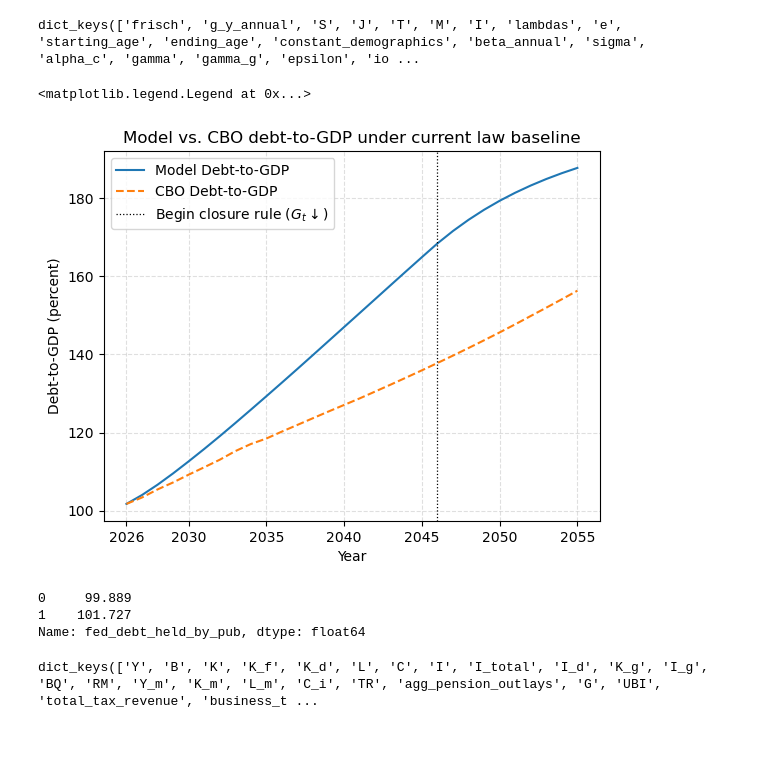
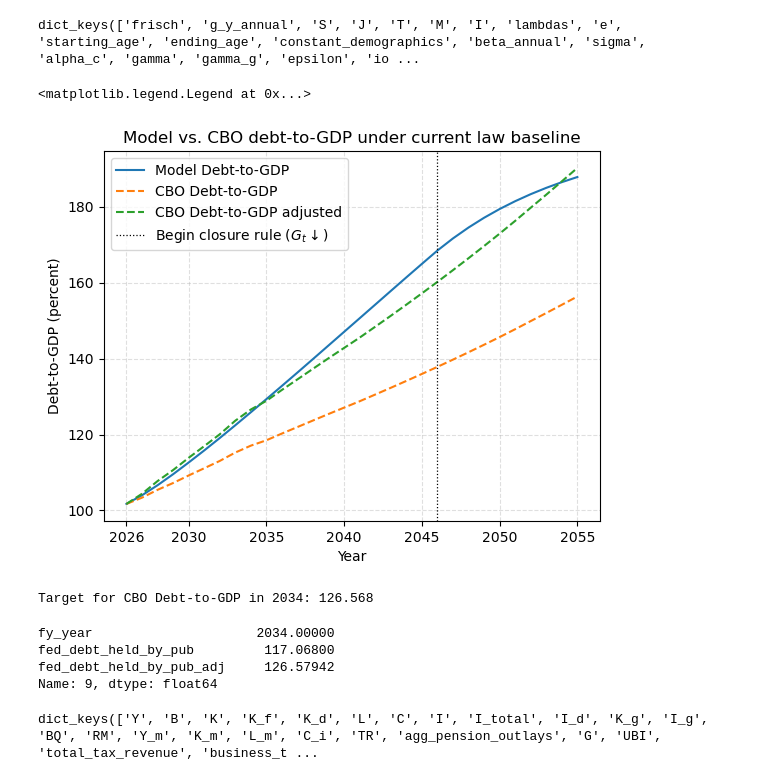
Before and after one commit to jdebacker/SS_MaxBen, a Jupyter notebook: code/ss_maxben.ipynb, the cells around one changed output. Cells and saved outputs as stored; diff of their text form; code cells hidden in the pictures; blank space fills up the shorter version.

```diff
--- a/code/ss_maxben.ipynb
+++ b/code/ss_maxben.ipynb
@@ -46,11 +46,9 @@ dict_keys(['frisch', 'g_y_annual', 'S', 'J', 'T', 'M', 'I', 'lambdas', 'e', 'sta
 # Read in most recent CBO forecast of debt-to-GDP after enactment of OBBBA.
 # Use CBO August 4, 2025 report "Effects on Deficits and the Debt of Public Law
 # 119-21 and of Making Certain Tax Policies in the Act Permanent",
-# https://www.cbo.gov/publication/61466, CBO July 21, 2025 report "Estimated
-# Budgetary Effects of Public Law 119-21, to Provide for Reconciliation
-# Pursuant to Title II of H. Con. Res. 14, Relative to CBO’s January 2025
-# Baseline", https://www.cbo.gov/publication/61570, and CBO's March 2025 Long
-# Term Budget Outlook,
+# https://www.cbo.gov/publication/61466, which says that the 2034 value should
+# be 9.5 percentage points higher, and CBO's March 2025 Long Term Budget
+# Outlook,
 cbo_file_path = os.path.join(data_dir, '51119-2025-03-LTBO-budget.xlsx')
 cbo_debtGDP_mar2025 = pd.read_excel(
     cbo_file_path, sheet_name="1. Summary Ext Baseline",
@@ -64,43 +62,57 @@ cbo_debtGDP_mar2025 = pd.read_excel(
         "gross_fed_debt"
     ]
 )
+adj_factor = 1.62  # CBO says 2034 value is 9.5 percentage points higher
+cbo_debtGDP_mar2025['fed_debt_held_by_pub_adj'] = (
+    adj_factor * (cbo_debtGDP_mar2025['fed_debt_held_by_pub'] - 101.727) +
+    101.727
+)
 # print(cbo_debtGDP_mar2025.describe())
 # print(cbo_debtGDP_mar2025)
 tpi_vars_base_path = os.path.join(base_dir, "TPI", "TPI_vars.pkl")
 tpi_vars_base = pickle.load(open(tpi_vars_base_path, "rb"))
 model_debtGDP_base = tpi_vars_base['D'] / tpi_vars_base['Y']
 plt.plot(
     np.arange(2026, 2056), model_debtGDP_base[:30]*100,
     linestyle='-', label="Model Debt-to-GDP"
 )
 plt.plot(
     np.arange(2026,2056), cbo_debtGDP_mar2025['fed_debt_held_by_pub'][1:],
     linestyle='--', label="CBO Debt-to-GDP"
+)
+plt.plot(
+    np.arange(2026,2056), cbo_debtGDP_mar2025['fed_debt_held_by_pub_adj'][1:],
+    linestyle='--', label="CBO Debt-to-GDP adjusted"
 )
 plt.axvline(
     x=p_base.start_year+p_base.tG1, linewidth=0.9, linestyle=":", color="k",
     label=r"Begin closure rule ($G_t\downarrow$)"
 )
 plt.title("Model vs. CBO debt-to-GDP under current law baseline")
 plt.xlabel("Year")
 plt.xticks([2026, 2030, 2035, 2040, 2045, 2050, 2055])
 plt.grid(visible=True, which='major', axis='both', linestyle='--', alpha=0.4)
 plt.ylabel("Debt-to-GDP (percent)")
 plt.legend()
 # fig_debtGDP_base = op.plot_gdp_ratio(
 #     tpi_vars_base, p_base, start_year=p_base.start_year,
 #     vertical_line_years=[p_base.start_year + p_base.tG1, 2055],
 #     plot_title="Debt-to-GDP under current law baseline"
 # )
 # %% [output]
 <matplotlib.legend.Legend at 0x...>
-[figure, old version]
+[figure, new version]
-# %%
-cbo_debtGDP_mar2025['fed_debt_held_by_pub'][:2]
-# %% [output]
-0     99.889
-1    101.727
-Name: fed_debt_held_by_pub, dtype: float64
+# %%
+print("Target for CBO Debt-to-GDP in 2034:", cbo_debtGDP_mar2025['fed_debt_held_by_pub'].iloc[9] + 9.5)
+# %% [output]
+Target for CBO Debt-to-GDP in 2034: 126.568
+# %%
+cbo_debtGDP_mar2025[['fy_year', 'fed_debt_held_by_pub', 'fed_debt_held_by_pub_adj']].iloc[9]
+# %% [output]
+fy_year                     2034.00000
+fed_debt_held_by_pub         117.06800
+fed_debt_held_by_pub_adj     126.57942
+Name: 9, dtype: float64
 # %%
 tpi_vars_base.keys()
 # %% [output]
```
